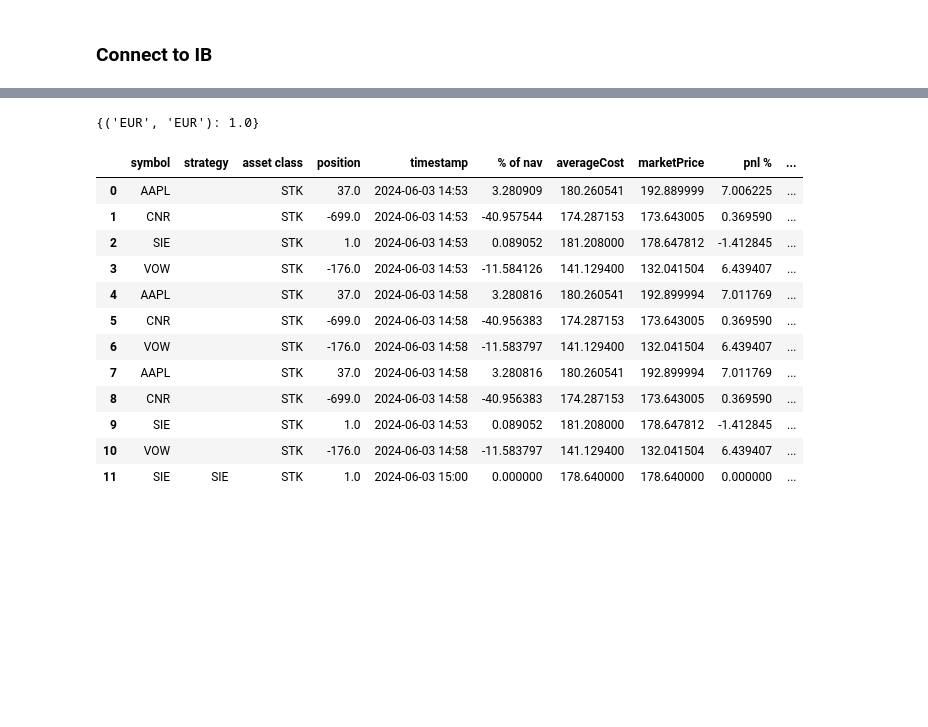
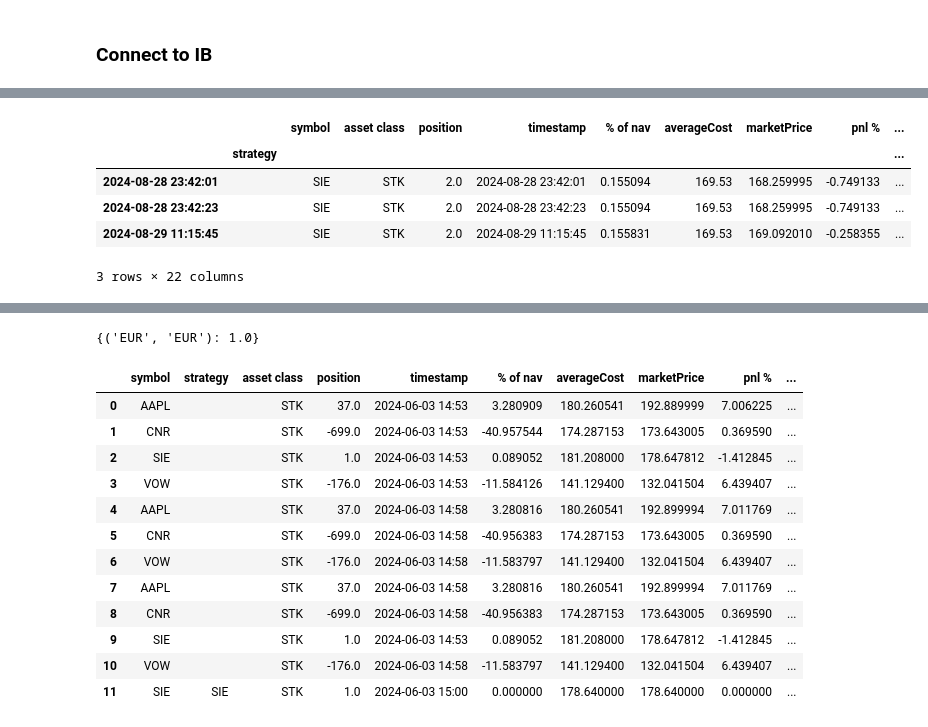
Before and after one commit to lowQuant/IB-Multi-Strategy-ATS, a Jupyter notebook: data_and_research/portfoliomanager_test.ipynb, the cells around one changed output, grey strips where cells are left out. Drawn from its saved outputs; the diff is of its cells as text; code cells hidden in the pictures; blank space fills up the shorter version.

```diff
--- a/data_and_research/portfoliomanager_test.ipynb
+++ b/data_and_research/portfoliomanager_test.ipynb
@@ -58,4 +60,13 @@ self.portfolio_library.read(f'{self.account_id}').data
 1 rows × 22 columns
+# %%
+lib.read(f"{self.account_id}").data
+# %% [output]
+|  |  | symbol | asset class | position | timestamp | % of nav | averageCost | marketPrice | pnl % | ... |
+|  | strategy |  |  |  |  |  |  |  |  | ... |
+| 2024-08-28 23:42:01 |  | SIE | STK | 2.0 | 2024-08-28 23:42:01 | 0.155094 | 169.53 | 168.259995 | -0.749133 | ... |
+| 2024-08-28 23:42:23 |  | SIE | STK | 2.0 | 2024-08-28 23:42:23 | 0.155094 | 169.53 | 168.259995 | -0.749133 | ... |
+| 2024-08-29 11:15:45 |  | SIE | STK | 2.0 | 2024-08-29 11:15:45 | 0.155831 | 169.53 | 169.092010 | -0.258355 | ... |
+3 rows × 22 columns
 # %%
 if self.account_id in self.portfolio_library.list_symbols():
     df_ac = self.portfolio_library.read(f'{self.account_id}').data
```
Also changed, not shown: parts of 5 cells of this notebook, 1 other file.
